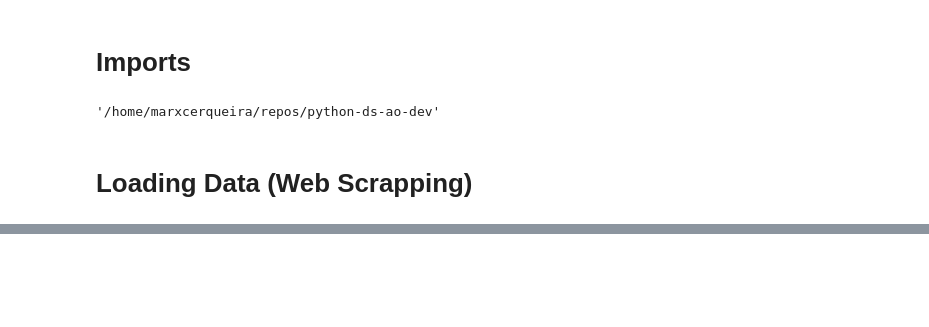
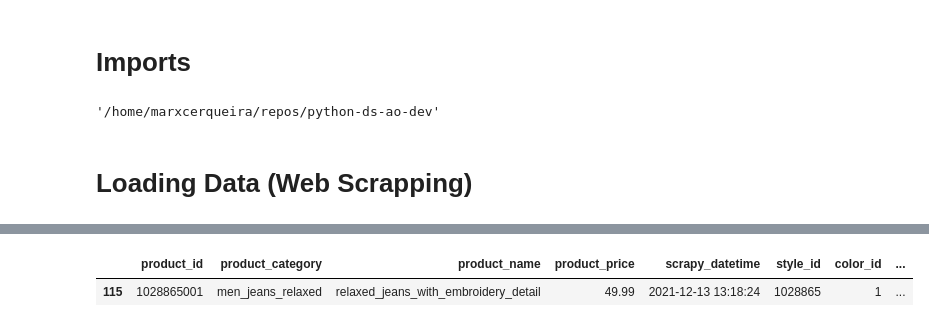
Before and after one commit to marxcerqueira/python-ds-ao-dev, a Jupyter notebook: ds-ao-dev-regex.ipynb, the cells around one changed output, grey strips where cells are left out. Drawn from its saved outputs; the diff is of its cells as text; code cells hidden in the pictures; blank space fills up the shorter version.

```diff
--- a/ds-ao-dev-regex.ipynb
+++ b/ds-ao-dev-regex.ipynb
@@ -264,3 +298,8 @@ df = data.copy()
+# %%
+data[data['product_id'] == 1028865001]
+# %% [output]
+|  | product_id | product_category | product_name | product_price | scrapy_datetime | style_id | color_id | ... |
+| 115 | 1028865001 | men_jeans_relaxed | relaxed_jeans_with_embroidery_detail | 49.99 | 2021-12-13 13:18:24 | 1028865 | 1 | ... |
 # %%
 cols = ['product_id','product_category','product_name','product_price','scrapy_datetime','style_id','color_id','color_name','fit','composition','size', 'product_safety']
 # %%
```
Also changed, not shown: parts of 15 cells of this notebook, 1 other file.
